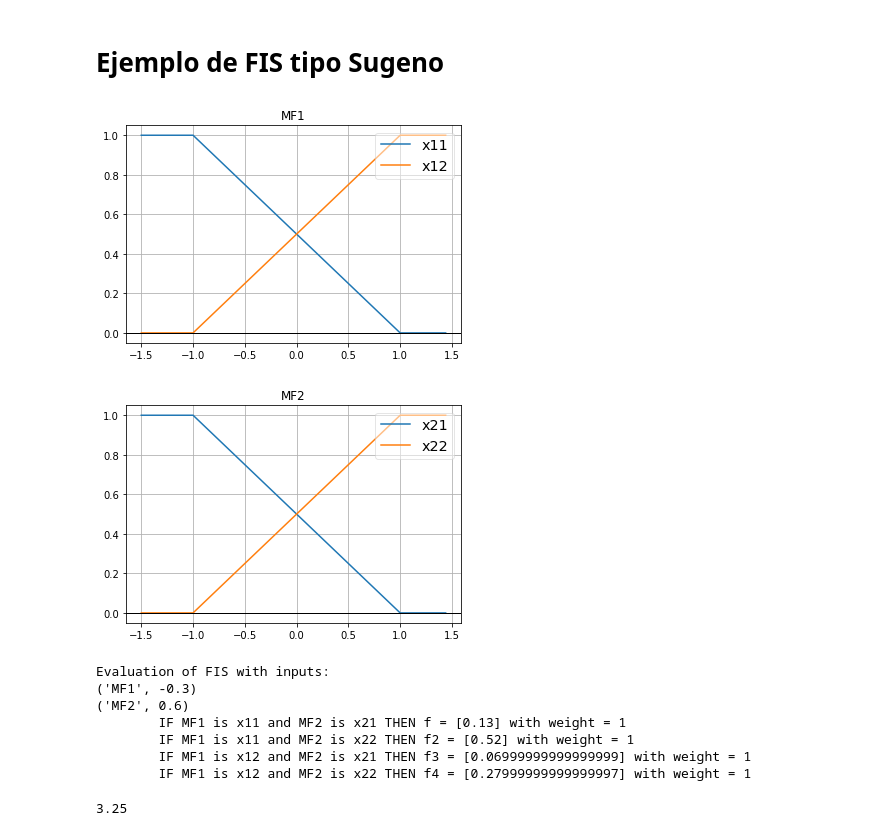
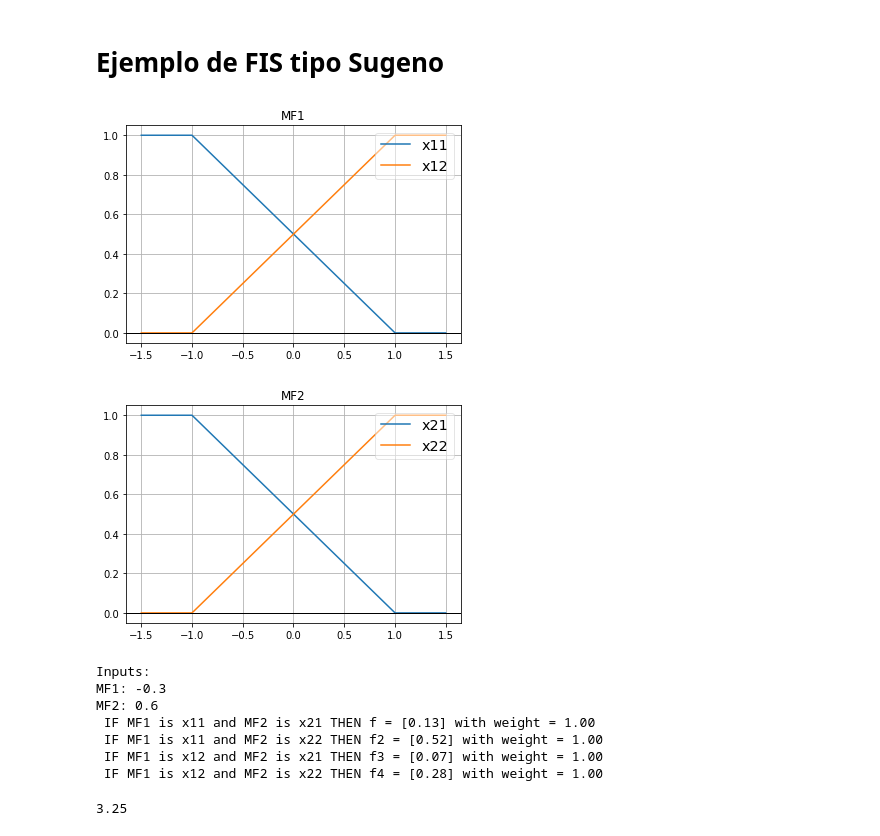
Before and after one commit to Raul-Navarro/fuzzy-framework, a Jupyter notebook: examples/Sugeno's Fuzzy Inference System .ipynb, the cells around one changed output. Cells and saved outputs as stored; diff of their text form; code cells hidden in the pictures.

Commit message:
Refactorización
Refactorización
Corrección de fallas en defuzzifier
Corrección de fallas en fuzzy_operations
Soporte a implicación  por el producto
Cambios gráficos en salida
Añadido módulo utils.py

```diff
--- a/examples/Sugeno's Fuzzy Inference System .ipynb
+++ b/examples/Sugeno's Fuzzy Inference System .ipynb
@@ -22,58 +23,58 @@ output4 = TSKConsequent(params=np.array([4,4.5,3.5]), function=f4)
 # %%
 #INPUTS
-x11 = FuzzySet('x11', Trapmf([-1.5,-1.5,-1,1]))
-x12 = FuzzySet('x12', Trapmf([-1,1,1.5,1.5]))
-mf1 = FuzzyVariable('MF1',[x11, x12], universe=[-1.5, 1.5])
+x11 = fs.FuzzySet('x11', fs.Trapmf([-1.5,-1.5,-1,1]))
+x12 = fs.FuzzySet('x12', fs.Trapmf([-1,1,1.5,1.5]))
+mf1 = fs.FuzzyVariable('MF1',[x11, x12], universe=[-1.5, 1.5])
 mf1.show()
 
-x21 = FuzzySet('x21', Trapmf([-1.5,-1.5,-1,1]))
-x22 = FuzzySet('x22', Trapmf([-1,1,1.5,1.5]))
-mf2 = FuzzyVariable('MF2',[x21, x22], universe=[-1.5, 1.5])
+x21 = fs.FuzzySet('x21', fs.Trapmf([-1.5,-1.5,-1,1]))
+x22 = fs.FuzzySet('x22', fs.Trapmf([-1,1,1.5,1.5]))
+mf2 = fs.FuzzyVariable('MF2',[x21, x22], universe=[-1.5, 1.5])
 mf2.show()
 
 #OUTPUT
 def f(x1, x2, c0, c1, c2): return c0+c1*x1+c2*x2
-output1 = TSKConsequent(params=np.array([1,1.5,2]), function=f)
+output1 = fs.TSKConsequent(params=np.array([1,1.5,2]), function=f)
 
 def f2(x1, x2, c0, c1, c2): return c0+c1*x1+c2*x2
-output2 = TSKConsequent(params=np.array([2,2.5,2.5]), function=f2)
+output2 = fs.TSKConsequent(params=np.array([2,2.5,2.5]), function=f2)
 
 def f3(x1, x2, c0, c1, c2): return c0+c1*x1+c2*x2
-output3 = TSKConsequent(params=np.array([3,3.5,3]), function=f3)
+output3 = fs.TSKConsequent(params=np.array([3,3.5,3]), function=f3)
 
 def f4(x1, x2, c0, c1, c2): return c0+c1*x1+c2*x2
-output4 = TSKConsequent(params=np.array([4,4.5,3.5]), function=f4)
+output4 = fs.TSKConsequent(params=np.array([4,4.5,3.5]), function=f4)
 
 #RULES
 
-ant1  = Antecedent(mf1['x11'] & mf2['x21'])
-rule1 = FuzzyRule(ant1, output1)
+ant1  = fs.Antecedent(mf1['x11'] & mf2['x21'])
+rule1 = fs.FuzzyRule(ant1, output1)
 
-ant2  = Antecedent(mf1['x11'] & mf2['x22'])
-rule2 = FuzzyRule(ant2, output2)
+ant2  = fs.Antecedent(mf1['x11'] & mf2['x22'])
+rule2 = fs.FuzzyRule(ant2, output2)
 
-ant3  = Antecedent(mf1['x12'] & mf2['x21'])
-rule3 = FuzzyRule(ant3, output3)
+ant3  = fs.Antecedent(mf1['x12'] & mf2['x21'])
+rule3 = fs.FuzzyRule(ant3, output3)
 
-ant4  = Antecedent(mf1['x12'] & mf2['x22'])
-rule4 = FuzzyRule(ant4, output4)
+ant4  = fs.Antecedent(mf1['x12'] & mf2['x22'])
+rule4 = fs.FuzzyRule(ant4, output4)
 
 #Building the FIS
 
-fis = FuzzyInferenceSystem([rule1, rule2, rule3, rule4], and_op='prod', or_op='sum')
+fis = fs.FuzzyInferenceSystem([rule1, rule2, rule3, rule4], and_op='prod', or_op='sum')
 
 #FIS Evaluation
 
 inputs = (('MF1',np.float(-0.3)), ('MF2',np.float(0.6)))
-result = fis.eval(inputs)
+result = fis.eval(inputs, verbose=True)
 # %% [output]
-[figure, old version]
+[figure, new version]
-[figure, old version]
+[figure, new version]
-Evaluation of FIS with inputs:
-('MF1', -0.3)
-('MF2', 0.6)
-        IF MF1 is x11 and MF2 is x21 THEN f = [0.13] with weight = 1
-        IF MF1 is x11 and MF2 is x22 THEN f2 = [0.52] with weight = 1
-        IF MF1 is x12 and MF2 is x21 THEN f3 = [0.06999999999999999] with weight = 1
-        IF MF1 is x12 and MF2 is x22 THEN f4 = [0.27999999999999997] with weight = 1
+Inputs:
+MF1: -0.3
+MF2: 0.6
+ IF MF1 is x11 and MF2 is x21 THEN f = [0.13] with weight = 1.00
+ IF MF1 is x11 and MF2 is x22 THEN f2 = [0.52] with weight = 1.00
+ IF MF1 is x12 and MF2 is x21 THEN f3 = [0.07] with weight = 1.00
+ IF MF1 is x12 and MF2 is x22 THEN f4 = [0.28] with weight = 1.00
 # %%
```
Also changed, not shown: parts of 3 cells of this notebook, 34 other files.
